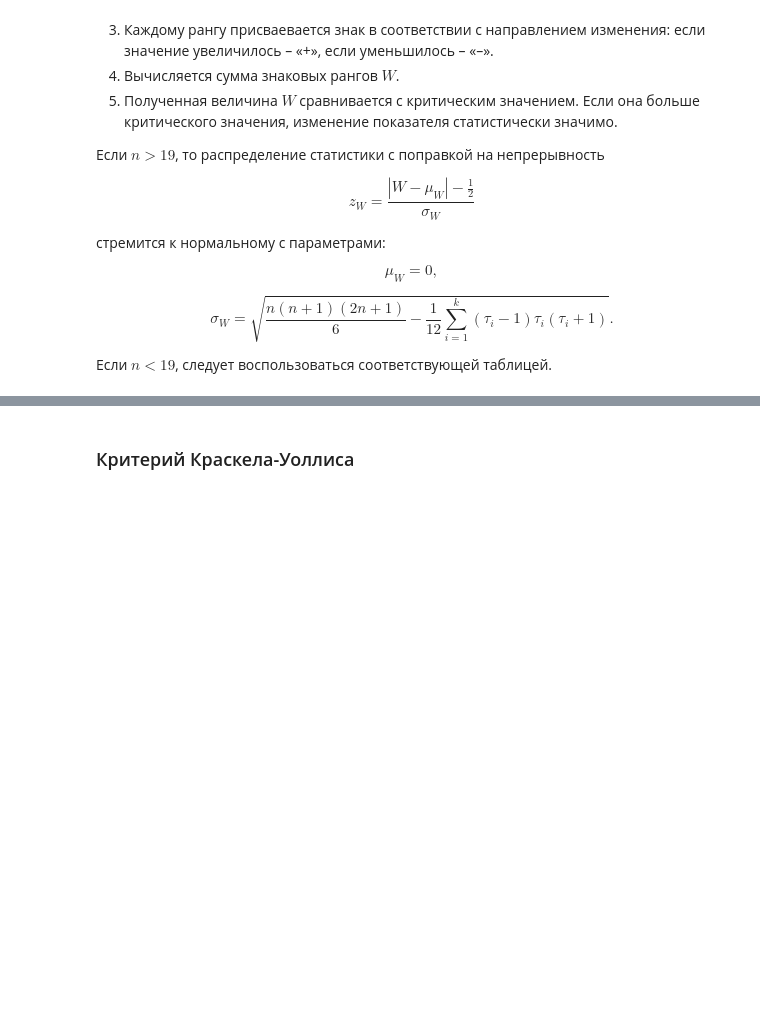
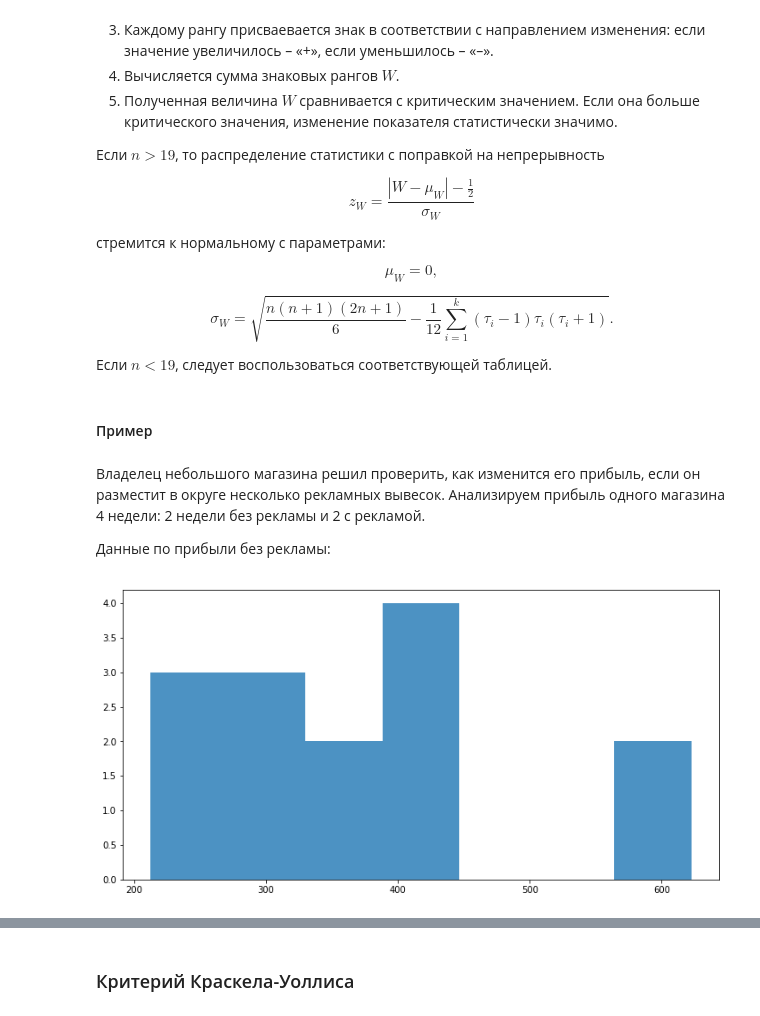
Before and after one commit to maxbolgarin/educational_materials, a Jupyter notebook: Statistics/5_nonparametric_tests.ipynb, the cells around one changed output, grey strips where cells are left out. Drawn from its saved outputs; the diff is of its cells as text; code cells hidden in the pictures; blank space fills up the shorter version.

```diff
--- a/Statistics/5_nonparametric_tests.ipynb
+++ b/Statistics/5_nonparametric_tests.ipynb
@@ -118,3 +162,14 @@ $$ \mu_W = 0, $$
 $$ \sigma_W = \sqrt{\frac{n\left(n+1\right)\left(2n+1\right)}{6} - \frac{1}{12}\sum_{i=1}^{k}\left(\tau_i-1\right)\tau_i\left(\tau_i+1\right)}. $$
 
 Если $n < 19$, следует воспользоваться соответствующей таблицей.
+# %% [markdown]
+#### Пример
+# %% [markdown]
+Владелец небольшого магазина решил проверить, как изменится его прибыль, если он разместит в округе несколько рекламных вывесок. Анализируем прибыль одного магазина 4 недели: 2 недели без рекламы и 2 с рекламой.
+
+Данные по прибыли без рекламы:
+# %%
+without_ad = [354, 235, 431, 232, 332, 435, 623, 302, 212, 600, 423, 298, 290, 439]
+plot_hist(without_ad)
+# %% [output]
+[figure, added]
```
Also changed, not shown: parts of 26 cells of this notebook.
